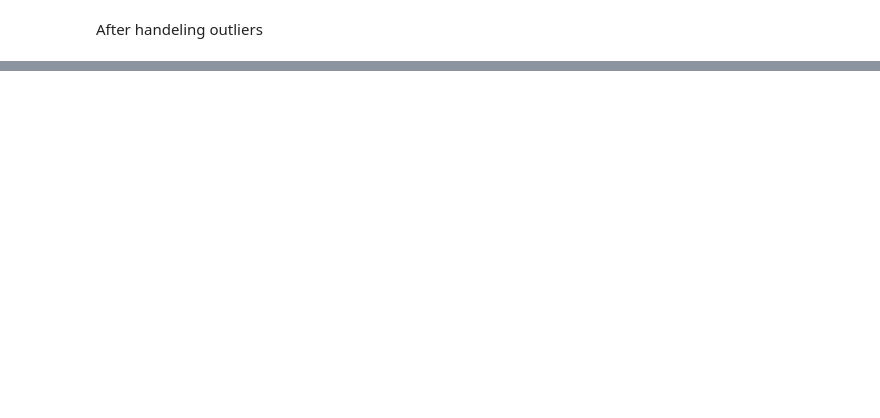
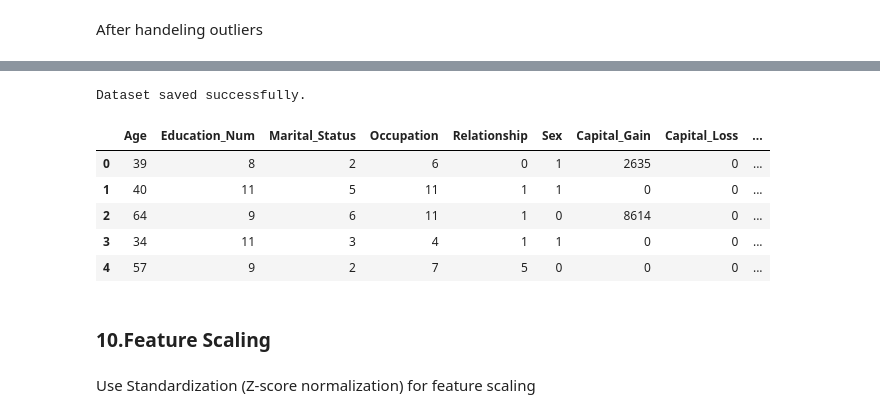
Before and after one commit to Benura2020/Income-Classification-ML, a Jupyter notebook: income_prediction_ml_project.ipynb, the cells around one changed output, grey strips where cells are left out. Cells and saved outputs as stored; diff of their text form; code cells hidden in the pictures; blank space fills up the shorter version.

```diff
--- a/income_prediction_ml_project.ipynb
+++ b/income_prediction_ml_project.ipynb
@@ -1565,0 +1579,5 @@ No artists with labels found to put in legend.  Note that artists whose label st
+# %%
+# Convert categorical columns to categorical data type
+categorical_columns = ['Work_class', 'Education', 'Marital_Status', 'Occupation', 'Relationship', 'Race', 'Sex', 'Native_Country', 'Income']
+for col in categorical_columns:
+    census_income_df[col] = census_income_df[col].astype('category')
@@ -1565,0 +1608,12 @@ No artists with labels found to put in legend.  Note that artists whose label st
+# %%
+from sklearn.preprocessing import LabelEncoder
+
+# Define the categorical columns
+categorical_columns = ['Work_class', 'Education', 'Marital_Status', 'Occupation', 'Relationship', 'Race', 'Sex', 'Native_Country', 'Income']
+
+# Initialize LabelEncoder
+label_encoder = LabelEncoder()
+
+# Iterate over each categorical column and encode its values
+for col in categorical_columns:
+    census_income_df[col] = label_encoder.fit_transform(census_income_df[col])
@@ -1565,0 +1702,6 @@ No artists with labels found to put in legend.  Note that artists whose label st
+# %%
+# List of columns to remove
+columns_to_remove = ['Work_class', 'Education', 'Race', 'Native_Country']
+
+# Drop the columns from the DataFrame
+census_income_df.drop(columns=columns_to_remove, inplace=True)
@@ -1565,0 +1728,23 @@ No artists with labels found to put in legend.  Note that artists whose label st
+# %%
+#  save the dataset
+file_path = "census_income_processed.csv"
+
+# Save the DataFrame to a CSV file
+census_income_df.to_csv(file_path, index=False)
+
+print("Dataset saved successfully.")
+# %% [output]
+Dataset saved successfully.
+# %%
+census_income_df.head()
+# %% [output]
+|  | Age | Education_Num | Marital_Status | Occupation | Relationship | Sex | Capital_Gain | Capital_Loss | ... |
+| 0 | 39 | 8 | 2 | 6 | 0 | 1 | 2635 | 0 | ... |
+| 1 | 40 | 11 | 5 | 11 | 1 | 1 | 0 | 0 | ... |
+| 2 | 64 | 9 | 6 | 11 | 1 | 0 | 8614 | 0 | ... |
+| 3 | 34 | 11 | 3 | 4 | 1 | 1 | 0 | 0 | ... |
+| 4 | 57 | 9 | 2 | 7 | 5 | 0 | 0 | 0 | ... |
+# %% [markdown]
+### 10.Feature Scaling
+# %% [markdown]
+Use Standardization (Z-score normalization) for feature scaling
```
Also changed, not shown: parts of 54 cells of this notebook, 2 other files.
